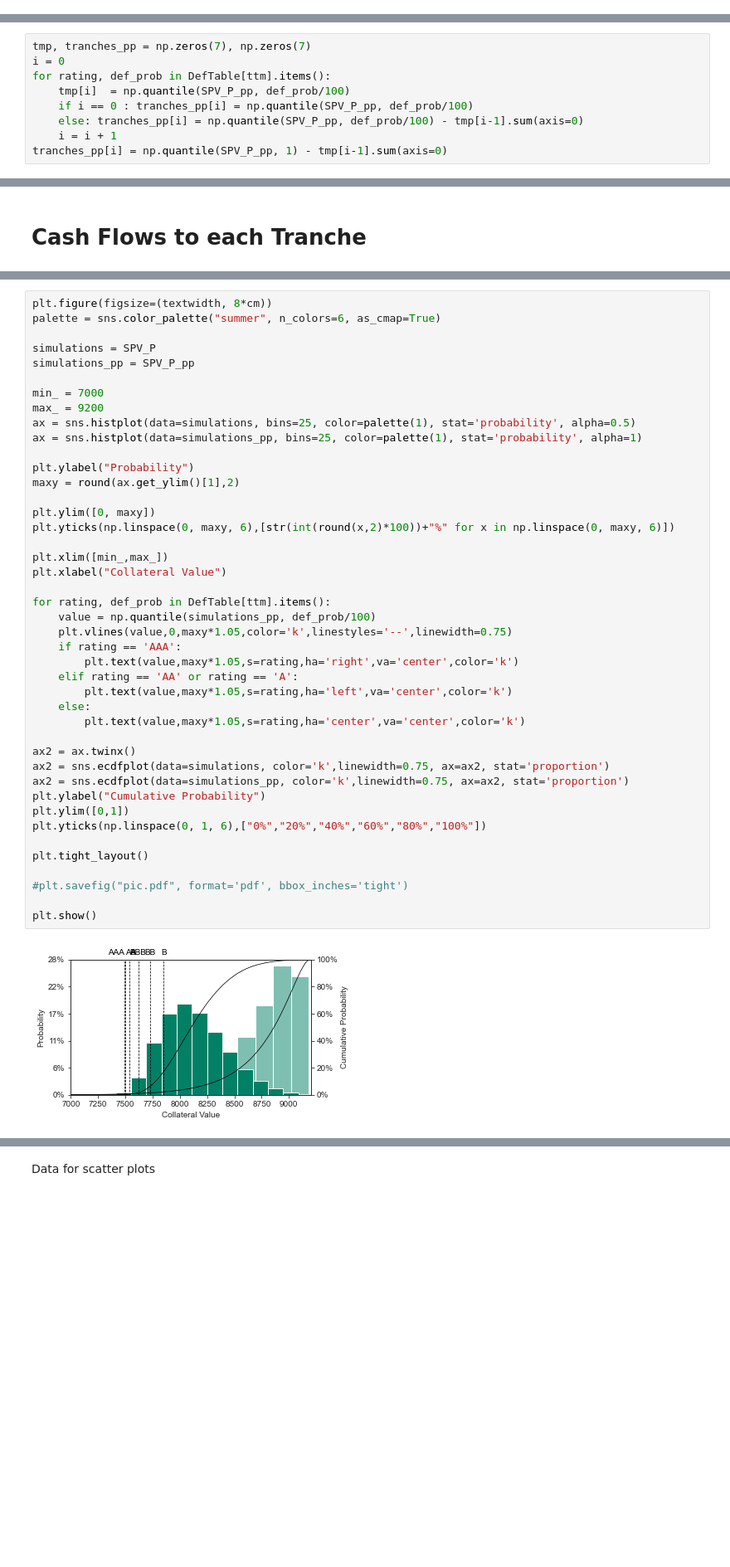
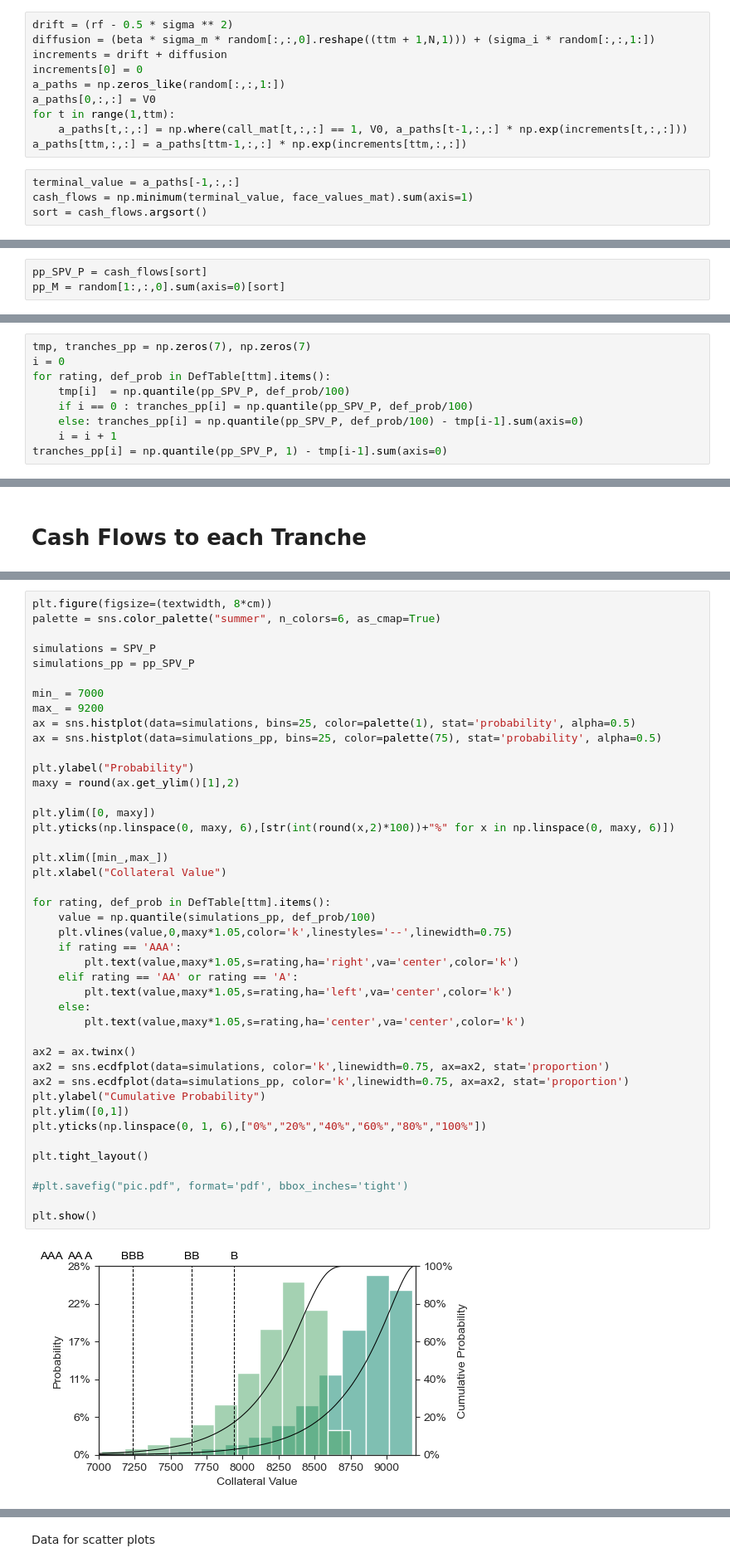
Before and after one commit to kristianRF/OeconOnlineAppendix, a Jupyter notebook: SPV Dynamics.ipynb, the cells around one changed output, grey strips where cells are left out. Shown at 83% size. Cells and saved outputs as stored; diff of their text form; blank space fills up the shorter version.

```diff
--- a/SPV Dynamics.ipynb
+++ b/SPV Dynamics.ipynb
@@ -329,0 +434,14 @@ SPV_P_pp, M_pp  = ott.loan_portfolio_PP(j = J,
+# %%
+drift = (rf - 0.5 * sigma ** 2)
+diffusion = (beta * sigma_m * random[:,:,0].reshape((ttm + 1,N,1))) + (sigma_i * random[:,:,1:])
+increments = drift + diffusion
+increments[0] = 0
+a_paths = np.zeros_like(random[:,:,1:])
+a_paths[0,:,:] = V0
+for t in range(1,ttm):
+    a_paths[t,:,:] = np.where(call_mat[t,:,:] == 1, V0, a_paths[t-1,:,:] * np.exp(increments[t,:,:]))
+a_paths[ttm,:,:] = a_paths[ttm-1,:,:] * np.exp(increments[ttm,:,:])
+# %%
+terminal_value = a_paths[-1,:,:]
+cash_flows = np.minimum(terminal_value, face_values_mat).sum(axis=1)
+sort = cash_flows.argsort()
@@ -329,0 +450,3 @@ SPV_P_pp, M_pp  = ott.loan_portfolio_PP(j = J,
+# %%
+pp_SPV_P = cash_flows[sort]
+pp_M = random[1:,:,0].sum(axis=0)[sort]
@@ -331,8 +476,8 @@ SPV_P_pp, M_pp  = ott.loan_portfolio_PP(j = J,
 tmp, tranches_pp = np.zeros(7), np.zeros(7)
 i = 0
 for rating, def_prob in DefTable[ttm].items():
-    tmp[i]  = np.quantile(SPV_P_pp, def_prob/100)
-    if i == 0 : tranches_pp[i] = np.quantile(SPV_P_pp, def_prob/100)
-    else: tranches_pp[i] = np.quantile(SPV_P_pp, def_prob/100) - tmp[i-1].sum(axis=0)
+    tmp[i]  = np.quantile(pp_SPV_P, def_prob/100)
+    if i == 0 : tranches_pp[i] = np.quantile(pp_SPV_P, def_prob/100)
+    else: tranches_pp[i] = np.quantile(pp_SPV_P, def_prob/100) - tmp[i-1].sum(axis=0)
     i = i + 1
-tranches_pp[i] = np.quantile(SPV_P_pp, 1) - tmp[i-1].sum(axis=0)
+tranches_pp[i] = np.quantile(pp_SPV_P, 1) - tmp[i-1].sum(axis=0)
@@ -354,43 +520,43 @@ plt.figure(figsize=(textwidth, 8*cm))
 palette = sns.color_palette("summer", n_colors=6, as_cmap=True)
 
 simulations = SPV_P
-simulations_pp = SPV_P_pp
+simulations_pp = pp_SPV_P
 
 min_ = 7000
 max_ = 9200
 ax = sns.histplot(data=simulations, bins=25, color=palette(1), stat='probability', alpha=0.5)
-ax = sns.histplot(data=simulations_pp, bins=25, color=palette(1), stat='probability', alpha=1)
+ax = sns.histplot(data=simulations_pp, bins=25, color=palette(75), stat='probability', alpha=0.5)
 
 plt.ylabel("Probability")
 maxy = round(ax.get_ylim()[1],2)
 
 plt.ylim([0, maxy])
 plt.yticks(np.linspace(0, maxy, 6),[str(int(round(x,2)*100))+"%" for x in np.linspace(0, maxy, 6)])
 
 plt.xlim([min_,max_])
 plt.xlabel("Collateral Value")
 
 for rating, def_prob in DefTable[ttm].items():
     value = np.quantile(simulations_pp, def_prob/100)
     plt.vlines(value,0,maxy*1.05,color='k',linestyles='--',linewidth=0.75)
     if rating == 'AAA':
         plt.text(value,maxy*1.05,s=rating,ha='right',va='center',color='k')
     elif rating == 'AA' or rating == 'A':
         plt.text(value,maxy*1.05,s=rating,ha='left',va='center',color='k')
     else:
         plt.text(value,maxy*1.05,s=rating,ha='center',va='center',color='k')
 
 ax2 = ax.twinx()
 ax2 = sns.ecdfplot(data=simulations, color='k',linewidth=0.75, ax=ax2, stat='proportion')
 ax2 = sns.ecdfplot(data=simulations_pp, color='k',linewidth=0.75, ax=ax2, stat='proportion')
 plt.ylabel("Cumulative Probability")
 plt.ylim([0,1])
 plt.yticks(np.linspace(0, 1, 6),["0%","20%","40%","60%","80%","100%"])
 
 plt.tight_layout()
 
 #plt.savefig("pic.pdf", format='pdf', bbox_inches='tight')
 
 plt.show()
 # %% [output]
-[figure, old version]
+[figure, new version]
```
Also changed, not shown: parts of 52 cells of this notebook, 1 other file.
